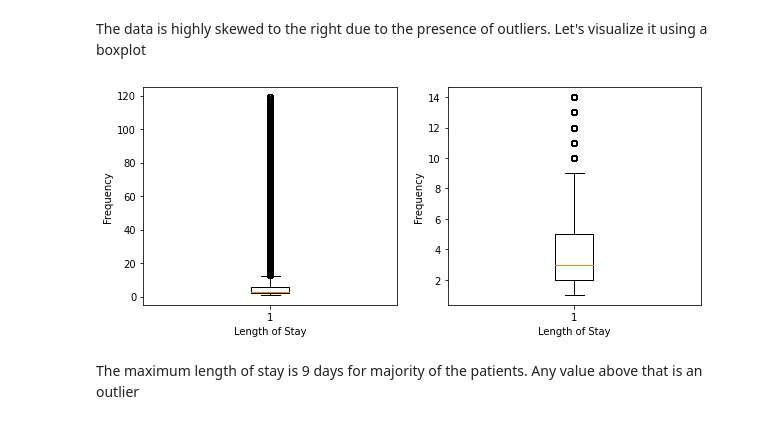
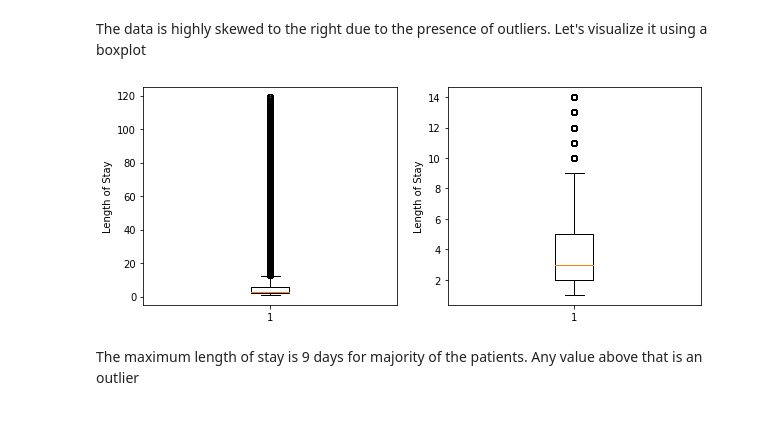
Before and after one commit to Abdurrahmansanni/Hamoye-Tag-along, a Jupyter notebook: Premier Project - Abdurrahman.ipynb, the cells around one changed output. Saved outputs shown, nothing was run; the diff lists cells and outputs as text; code cells hidden in the pictures.

```diff
--- a/Premier Project - Abdurrahman.ipynb
+++ b/Premier Project - Abdurrahman.ipynb
@@ -321,17 +307,17 @@ The data is highly skewed to the right due to the presence of outliers. Let's vi
 # %%
 plt.figure(figsize=(10,4))
 
 plt.subplot(1,2,1)
 plt.boxplot(df['Length_of_Stay'])
-plt.xlabel('Length of Stay')
-plt.ylabel('Frequency');
+plt.ylabel('Length of Stay')
+# plt.ylabel('Frequency');
 
 plt.subplot(1,2,2)
 plt.boxplot(df.query('Length_of_Stay < 15')['Length_of_Stay'])
-plt.xlabel('Length of Stay')
-plt.ylabel('Frequency');
+plt.ylabel('Length of Stay');
+# plt.ylabel('Frequency');
 # %% [output]
-[figure, old version]
+[figure, new version]
 # %% [markdown]
 The maximum length of stay is 9 days for majority of the patients. Any value above that is an outlier
 # %%
```
Also changed, not shown: parts of 34 cells of this notebook.
